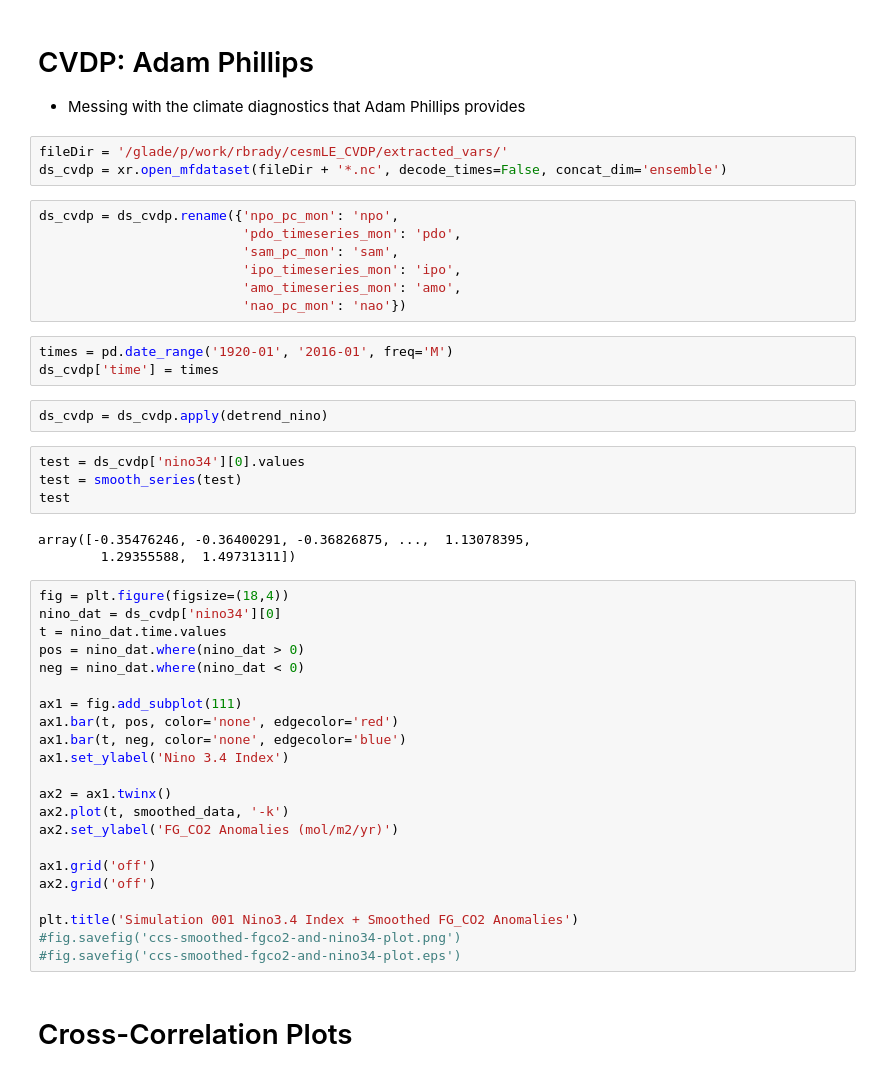
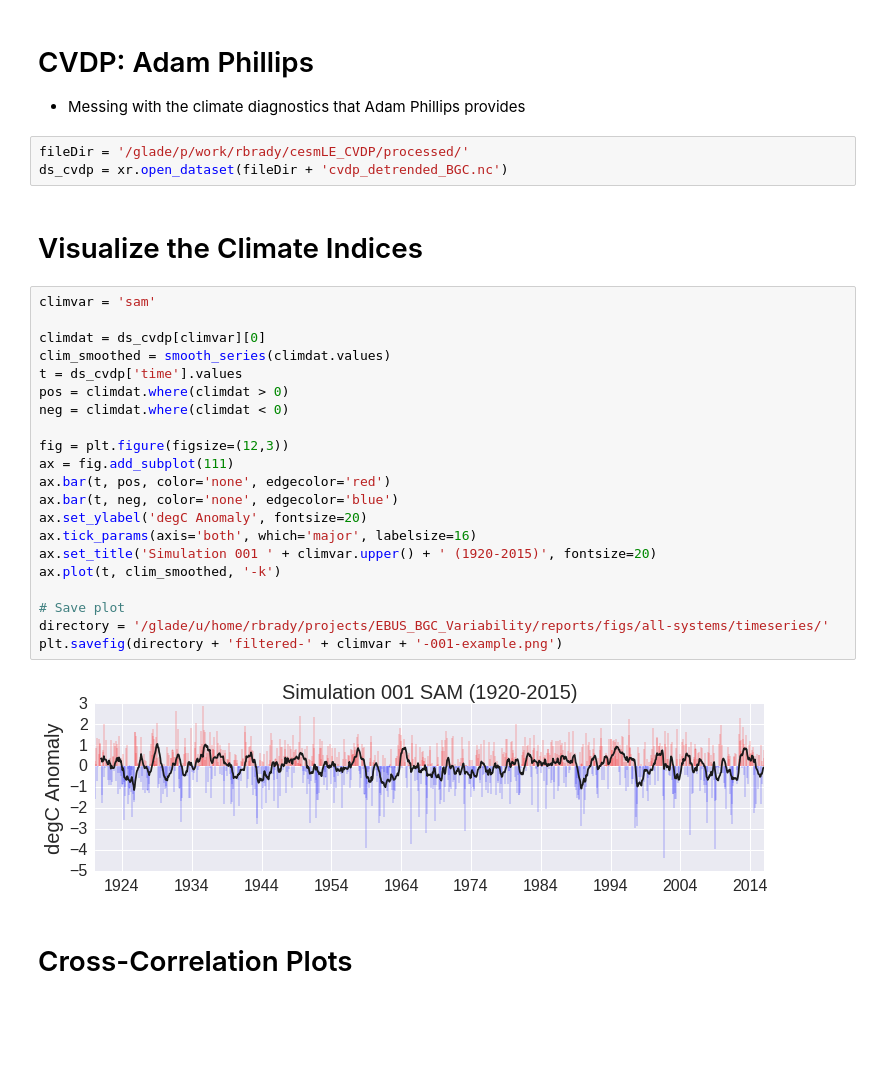
Before and after one commit to bradyrx/EBUS_BGC_Variability, a Jupyter notebook: notebooks/Timeseries_Analysis/EBUS-ENSO-timeseries-analysis.ipynb, the cells around one changed output. Cells and saved outputs as stored; diff of their text form; blank space fills up the shorter version.

Commit message:
climate index time series

```diff
--- a/notebooks/Timeseries_Analysis/EBUS-ENSO-timeseries-analysis.ipynb
+++ b/notebooks/Timeseries_Analysis/EBUS-ENSO-timeseries-analysis.ipynb
@@ -278,49 +278,33 @@ plt.xlim([0, 365])
 # CVDP: Adam Phillips
 - Messing with the climate diagnostics that Adam Phillips provides
 # %%
-fileDir = '/glade/p/work/rbrady/cesmLE_CVDP/extracted_vars/'
-ds_cvdp = xr.open_mfdataset(fileDir + '*.nc', decode_times=False, concat_dim='ensemble')
+fileDir = '/glade/p/work/rbrady/cesmLE_CVDP/processed/'
+ds_cvdp = xr.open_dataset(fileDir + 'cvdp_detrended_BGC.nc')
-# %%
-ds_cvdp = ds_cvdp.rename({'npo_pc_mon': 'npo',
-                          'pdo_timeseries_mon': 'pdo',
-                          'sam_pc_mon': 'sam',
-                          'ipo_timeseries_mon': 'ipo',
-                          'amo_timeseries_mon': 'amo',
-                          'nao_pc_mon': 'nao'})
-# %%
-times = pd.date_range('1920-01', '2016-01', freq='M')
-ds_cvdp['time'] = times
-# %%
-ds_cvdp = ds_cvdp.apply(detrend_nino)
-# %%
-test = ds_cvdp['nino34'][0].values
-test = smooth_series(test)
-test
-# %% [output]
-array([-0.35476246, -0.36400291, -0.36826875, ...,  1.13078395,
-        1.29355588,  1.49731311])
-# %%
-fig = plt.figure(figsize=(18,4))
-nino_dat = ds_cvdp['nino34'][0]
-t = nino_dat.time.values
-pos = nino_dat.where(nino_dat > 0)
-neg = nino_dat.where(nino_dat < 0)
-
-ax1 = fig.add_subplot(111)
-ax1.bar(t, pos, color='none', edgecolor='red')
-ax1.bar(t, neg, color='none', edgecolor='blue')
-ax1.set_ylabel('Nino 3.4 Index')
-
-ax2 = ax1.twinx()
-ax2.plot(t, smoothed_data, '-k')
-ax2.set_ylabel('FG_CO2 Anomalies (mol/m2/yr)')
-
-ax1.grid('off')
-ax2.grid('off')
-
-plt.title('Simulation 001 Nino3.4 Index + Smoothed FG_CO2 Anomalies')
-#fig.savefig('ccs-smoothed-fgco2-and-nino34-plot.png')
-#fig.savefig('ccs-smoothed-fgco2-and-nino34-plot.eps')
+# %% [markdown]
+# Visualize the Climate Indices
+# %%
+climvar = 'sam'
+
+climdat = ds_cvdp[climvar][0]
+clim_smoothed = smooth_series(climdat.values)
+t = ds_cvdp['time'].values
+pos = climdat.where(climdat > 0)
+neg = climdat.where(climdat < 0)
+
+fig = plt.figure(figsize=(12,3))
+ax = fig.add_subplot(111)
+ax.bar(t, pos, color='none', edgecolor='red')
+ax.bar(t, neg, color='none', edgecolor='blue')
+ax.set_ylabel('degC Anomaly', fontsize=20)
+ax.tick_params(axis='both', which='major', labelsize=16)
+ax.set_title('Simulation 001 ' + climvar.upper() + ' (1920-2015)', fontsize=20)
+ax.plot(t, clim_smoothed, '-k')
+
+# Save plot
+directory = '/glade/u/home/rbrady/projects/EBUS_BGC_Variability/reports/figs/all-systems/timeseries/'
+plt.savefig(directory + 'filtered-' + climvar + '-001-example.png')
+# %% [output]
+[figure, added]
 # %% [markdown]
 # Cross-Correlation Plots
 # %%
```
Also changed, not shown: parts of 2 cells of this notebook, 4 other files.
